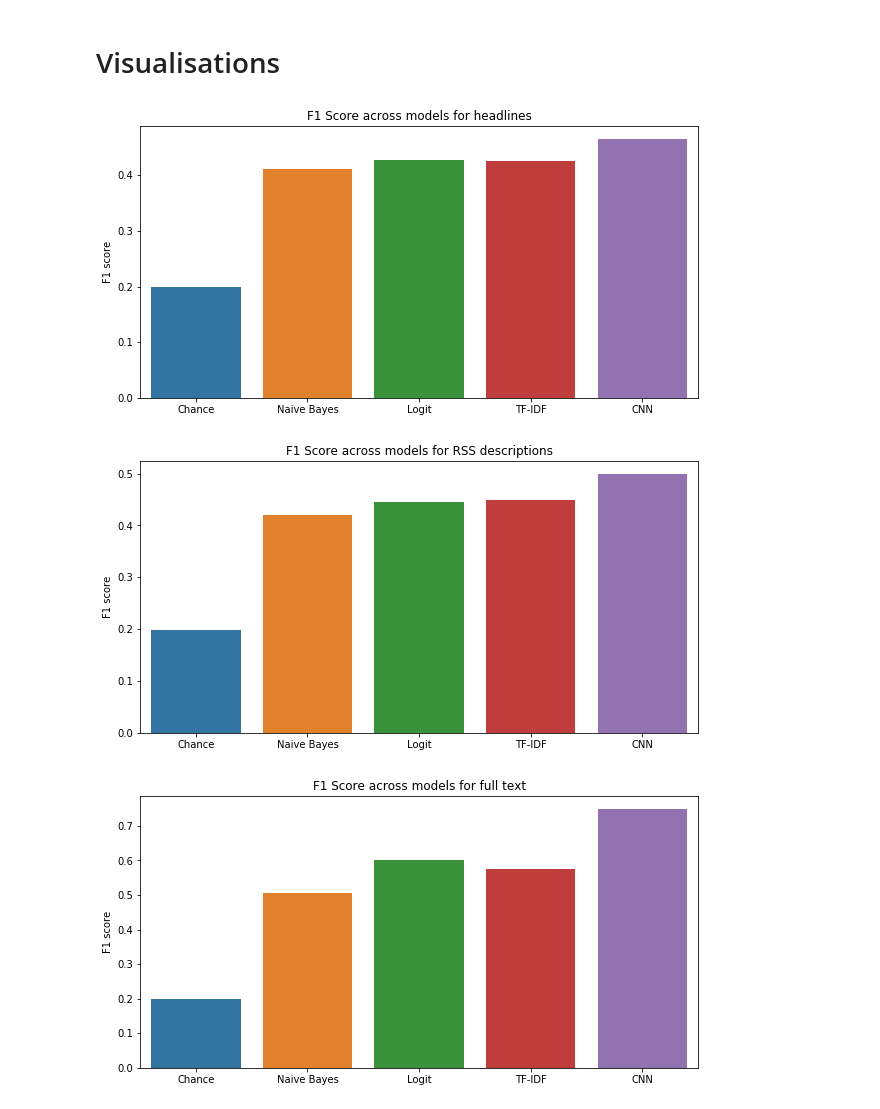
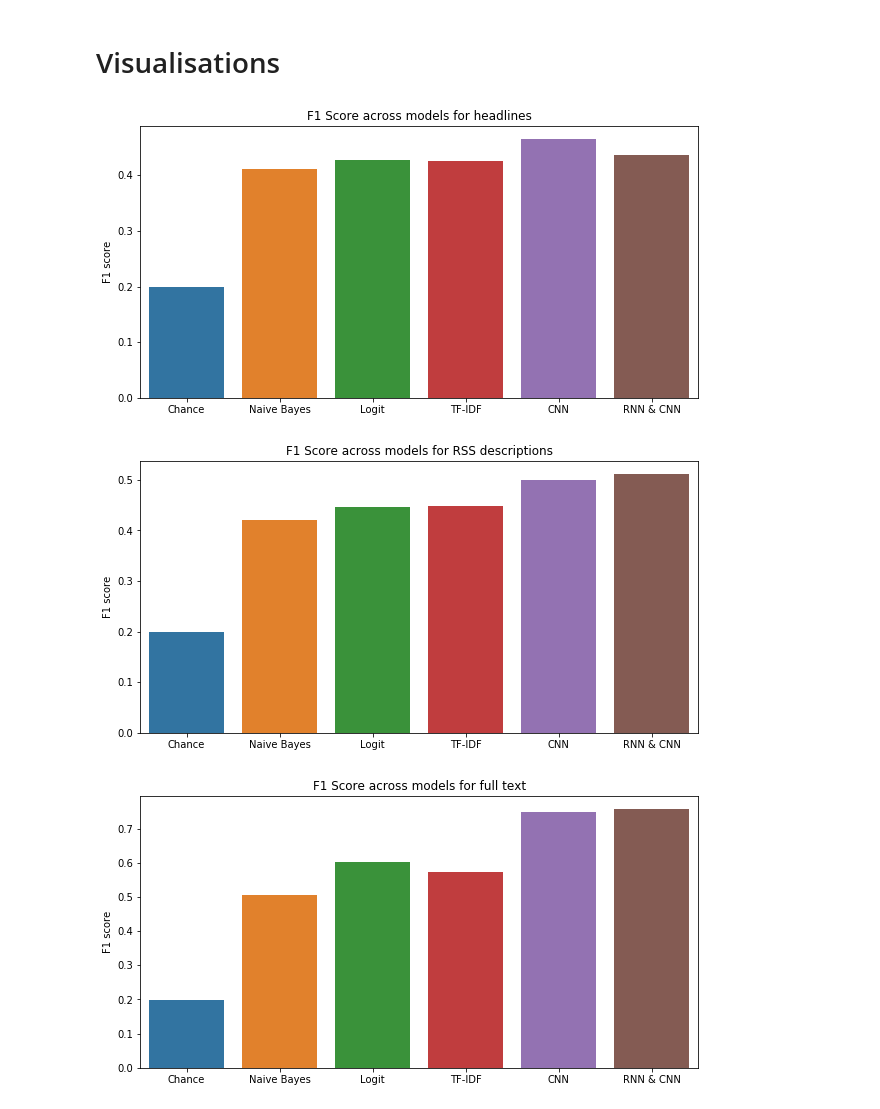
Before and after one commit to allisonkoh/e1291-news-analysis, a Jupyter notebook: baseline_metrics.ipynb, the cells around one changed output. Saved outputs shown, nothing was run; the diff lists cells and outputs as text; code cells hidden in the pictures.

```diff
--- a/baseline_metrics.ipynb
+++ b/baseline_metrics.ipynb
@@ -436,19 +511,19 @@ weighted avg     0.7513    0.7505    0.7492     10000
 # %%
 # HEADLINE: plot
 
 # using matplotlib to change the y-axis
 fig = plt.figure(figsize=(10,5))
 ax = fig.add_subplot(111)
 ax.set_ylabel('F1 score')
 
 # using seaborn to create the plot
 graph1 = sns.barplot(
-    x= ['Chance', 'Naive Bayes', 'Logit', 'TF-IDF', 'CNN'],
-    y= [0.1986, 0.4120, 0.4265, 0.4262, 0.4652]).set_title("F1 Score across models for headlines")
+    x= ['Chance', 'Naive Bayes', 'Logit', 'TF-IDF', 'CNN', 'RNN & CNN'],
+    y= [0.1986, 0.4120, 0.4265, 0.4262, 0.4652, 0.4371]).set_title("F1 Score across models for headlines")
 
 fig.savefig("comparison_headline.png", dpi=200)
 # %% [output]
-[figure, old version]
+[figure, new version]
 # %%
 # RSS DESCRIPTIONS: plot
 
@@ -459,12 +534,12 @@ ax.set_ylabel('F1 score')
 
 # using seaborn to create the plot
 graph2 = sns.barplot(
-    x= ['Chance', 'Naive Bayes', 'Logit', 'TF-IDF', 'CNN'],
-    y= [0.1986, 0.4204, 0.4459, 0.4485, 0.4994]).set_title("F1 Score across models for RSS descriptions")
+    x= ['Chance', 'Naive Bayes', 'Logit', 'TF-IDF', 'CNN', 'RNN & CNN'],
+    y= [0.1986, 0.4204, 0.4459, 0.4485, 0.4994, 0.5115]).set_title("F1 Score across models for RSS descriptions")
 
 fig.savefig("comparison_descriptions.png", dpi=200)
 # %% [output]
-[figure, old version]
+[figure, new version]
 # %%
 # FULL TEXT: plot
 
@@ -475,7 +550,9 @@ ax.set_ylabel('F1 score')
 
 # using seaborn to create the plot
 graph3 = sns.barplot(
-    x= ['Chance', 'Naive Bayes', 'Logit', 'TF-IDF', 'CNN'],
-    y= [0.1986, 0.5050, 0.6026, 0.5741, 0.7492]).set_title("F1 Score across models for full text")
+    x= ['Chance', 'Naive Bayes', 'Logit', 'TF-IDF', 'CNN', 'RNN & CNN'],
+    y= [0.1986, 0.5050, 0.6026, 0.5741, 0.7492, 0.7574]).set_title("F1 Score across models for full text")
+
+fig.savefig("comparison_fulltext.png", dpi=200)
 # %% [output]
-[figure, old version]
+[figure, new version]
```
Also changed, not shown: parts of 5 cells of this notebook.
